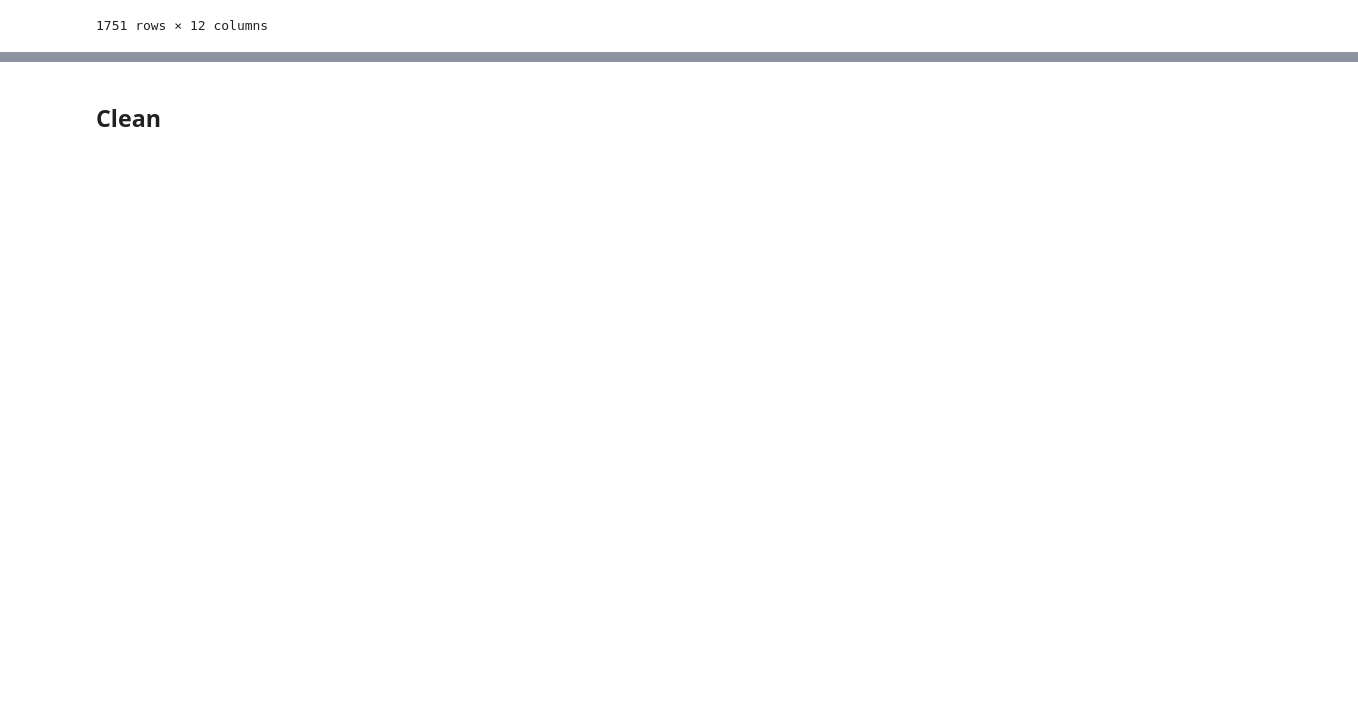
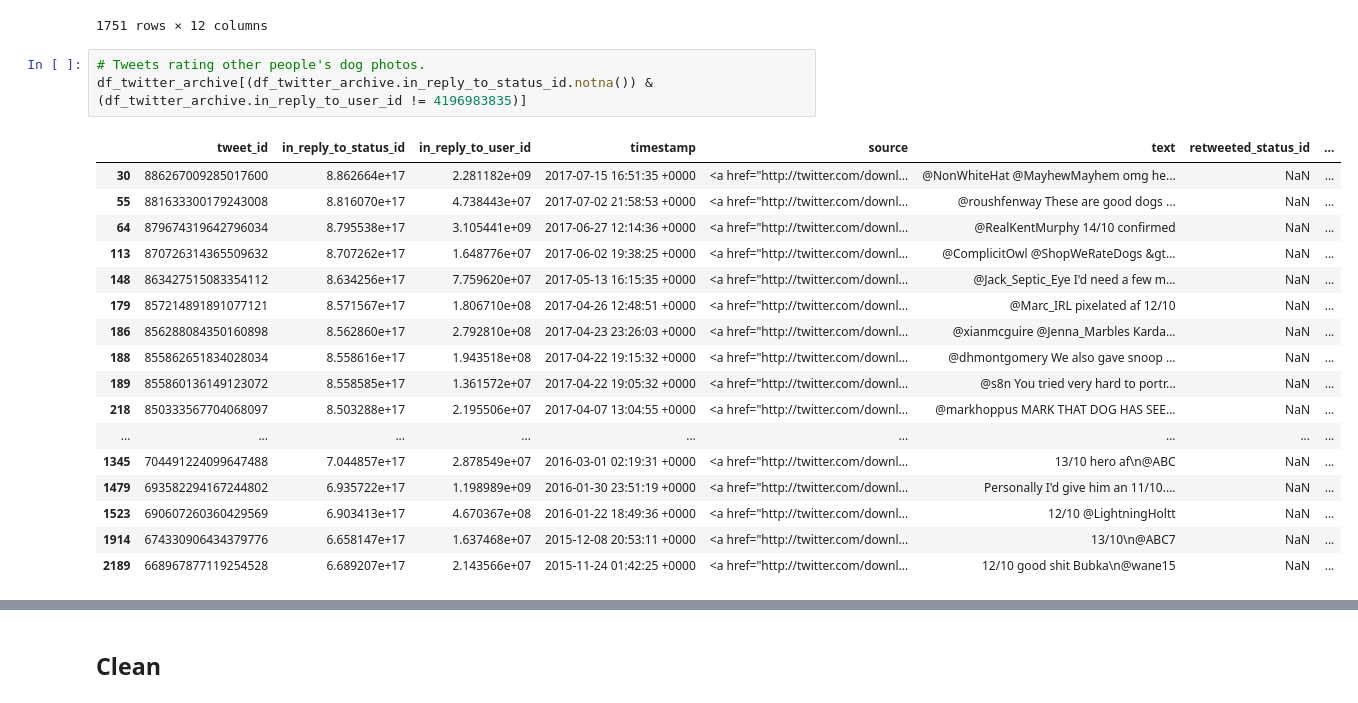
Before and after one commit to iRowebot/Wrangling-Analysis-Visualization-WeRateDogs-Tweets, a Jupyter notebook: wrangle_act.ipynb, the cells around one changed output, grey strips where cells are left out. Cells and saved outputs as stored; diff of their text form; blank space fills up the shorter version.

```diff
--- a/wrangle_act.ipynb
+++ b/wrangle_act.ipynb
@@ -338,3 +344,24 @@ df_image_predictions[((df_image_predictions.p1_dog == 1) | (df_image_predictions
 | 2072 | 891815181378084864 | https://pbs.twimg.com/media/DGBdL... | 1 | Chihuahua | 0.716012 | True | malamute | 0.078253 | True | kelpie | 0.031379 | ... |
 | 2073 | 892177421306343426 | https://pbs.twimg.com/media/DGGmo... | 1 | Chihuahua | 0.323581 | True | Pekinese | 0.090647 | True | papillon | 0.068957 | ... |
 1751 rows × 12 columns
+# %%
+# Tweets rating other people's dog photos.
+df_twitter_archive[(df_twitter_archive.in_reply_to_status_id.notna()) & (df_twitter_archive.in_reply_to_user_id != 4196983835)]
+# %% [output]
+|  | tweet_id | in_reply_to_status_id | in_reply_to_user_id | timestamp | source | text | retweeted_status_id | ... |
+| 30 | 886267009285017600 | 8.862664e+17 | 2.281182e+09 | 2017-07-15 16:51:35 +0000 | <a href="http://twitter.com/downl... | @NonWhiteHat @MayhewMayhem omg he... | NaN | ... |
+| 55 | 881633300179243008 | 8.816070e+17 | 4.738443e+07 | 2017-07-02 21:58:53 +0000 | <a href="http://twitter.com/downl... | @roushfenway These are good dogs ... | NaN | ... |
+| 64 | 879674319642796034 | 8.795538e+17 | 3.105441e+09 | 2017-06-27 12:14:36 +0000 | <a href="http://twitter.com/downl... | @RealKentMurphy 14/10 confirmed | NaN | ... |
+| 113 | 870726314365509632 | 8.707262e+17 | 1.648776e+07 | 2017-06-02 19:38:25 +0000 | <a href="http://twitter.com/downl... | @ComplicitOwl @ShopWeRateDogs &gt... | NaN | ... |
+| 148 | 863427515083354112 | 8.634256e+17 | 7.759620e+07 | 2017-05-13 16:15:35 +0000 | <a href="http://twitter.com/downl... | @Jack_Septic_Eye I'd need a few m... | NaN | ... |
+| 179 | 857214891891077121 | 8.571567e+17 | 1.806710e+08 | 2017-04-26 12:48:51 +0000 | <a href="http://twitter.com/downl... | @Marc_IRL pixelated af 12/10 | NaN | ... |
+| 186 | 856288084350160898 | 8.562860e+17 | 2.792810e+08 | 2017-04-23 23:26:03 +0000 | <a href="http://twitter.com/downl... | @xianmcguire @Jenna_Marbles Karda... | NaN | ... |
+| 188 | 855862651834028034 | 8.558616e+17 | 1.943518e+08 | 2017-04-22 19:15:32 +0000 | <a href="http://twitter.com/downl... | @dhmontgomery We also gave snoop ... | NaN | ... |
+| 189 | 855860136149123072 | 8.558585e+17 | 1.361572e+07 | 2017-04-22 19:05:32 +0000 | <a href="http://twitter.com/downl... | @s8n You tried very hard to portr... | NaN | ... |
+| 218 | 850333567704068097 | 8.503288e+17 | 2.195506e+07 | 2017-04-07 13:04:55 +0000 | <a href="http://twitter.com/downl... | @markhoppus MARK THAT DOG HAS SEE... | NaN | ... |
+| ... | ... | ... | ... | ... | ... | ... | ... | ... |
+| 1345 | 704491224099647488 | 7.044857e+17 | 2.878549e+07 | 2016-03-01 02:19:31 +0000 | <a href="http://twitter.com/downl... | 13/10 hero af\n@ABC | NaN | ... |
+| 1479 | 693582294167244802 | 6.935722e+17 | 1.198989e+09 | 2016-01-30 23:51:19 +0000 | <a href="http://twitter.com/downl... | Personally I'd give him an 11/10.... | NaN | ... |
+| 1523 | 690607260360429569 | 6.903413e+17 | 4.670367e+08 | 2016-01-22 18:49:36 +0000 | <a href="http://twitter.com/downl... | 12/10 @LightningHoltt | NaN | ... |
+| 1914 | 674330906434379776 | 6.658147e+17 | 1.637468e+07 | 2015-12-08 20:53:11 +0000 | <a href="http://twitter.com/downl... | 13/10\n@ABC7 | NaN | ... |
+| 2189 | 668967877119254528 | 6.689207e+17 | 2.143566e+07 | 2015-11-24 01:42:25 +0000 | <a href="http://twitter.com/downl... | 12/10 good shit Bubka\n@wane15 | NaN | ... |
```
Also changed, not shown: parts of 39 cells of this notebook.
